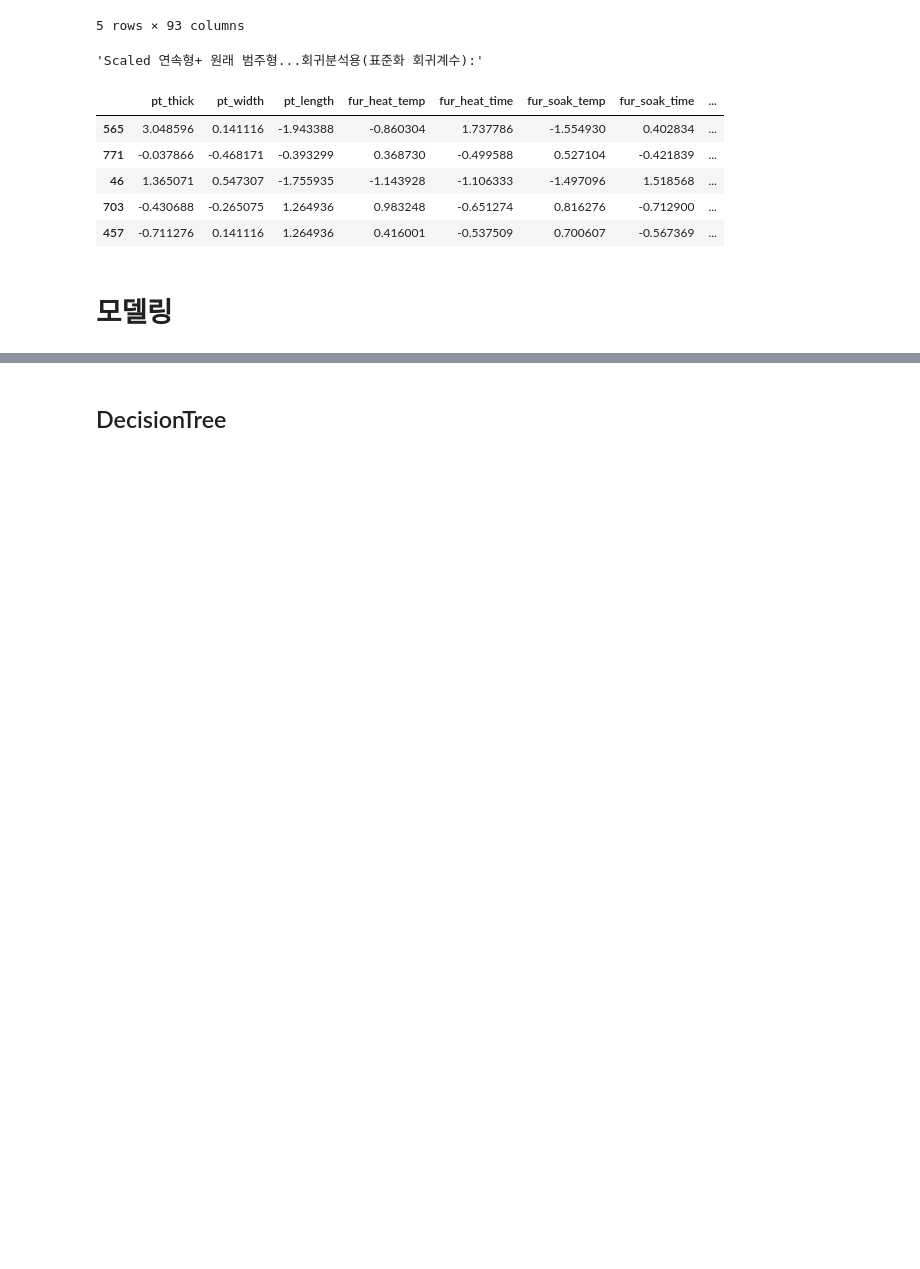
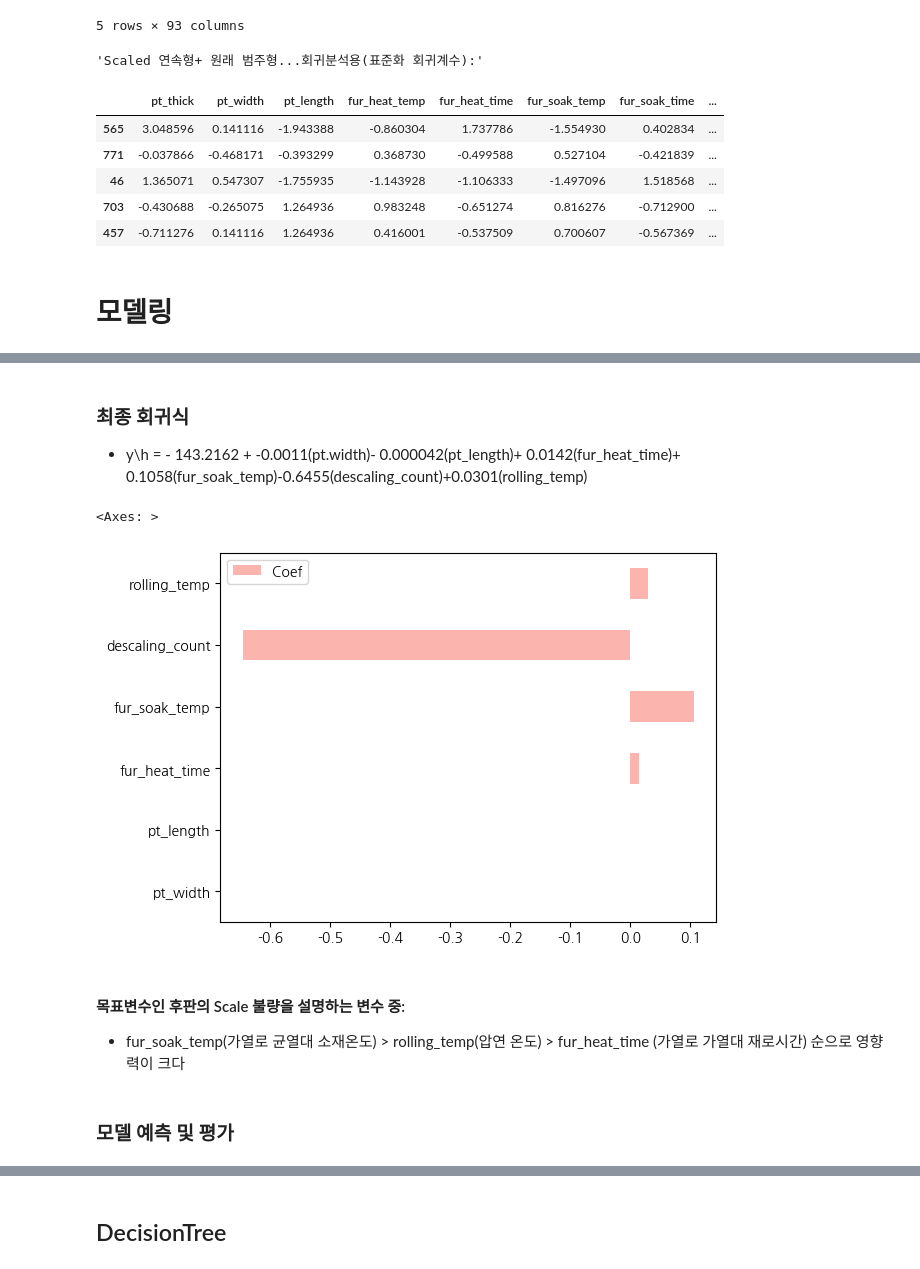
Before and after one commit to Seojiii/c4_car_project, a Jupyter notebook: 0312_scale_total_sg.ipynb, the cells around one changed output, grey strips where cells are left out. Cells and saved outputs as stored; diff of their text form; code cells hidden in the pictures; blank space fills up the shorter version.

```diff
--- a/0312_scale_total_sg.ipynb
+++ b/0312_scale_total_sg.ipynb
@@ -924,0 +934,8 @@ display("Scaled 연속형+ 원래 범주형...회귀분석용(표준화 회귀
+# %%
+## train_test_split for Logistic Regression
+df_train_x_lo, df_test_x_lo, df_train_y, df_test_y = train_test_split(df_raw_x,df_raw_y,
+                                                                      test_size = 0.3,random_state = 2024,
+                                                                      stratify = df_x_raw_dummy["steel_kind_T"])
+# train 데이터 병합
+df_logit = pd.concat([df_train_x_lo,df_train_y],axis=1)
+df_logit
@@ -924,0 +1280,11 @@ display("Scaled 연속형+ 원래 범주형...회귀분석용(표준화 회귀
+# %%
+#fur_heat_temp 제거한 최종 모델
+# from_formula 함수를 이용하여 변수 역할 지정
+log_model = Logit.from_formula(""" scale ~ pt_width + pt_length +
+         fur_heat_time + fur_soak_temp + descaling_count +
+        rolling_temp """, df_logit)
+# 적합
+log_result = log_model.fit()
+
+# 결과 출력
+print(log_result.summary())
@@ -924,0 +1326,15 @@ display("Scaled 연속형+ 원래 범주형...회귀분석용(표준화 회귀
+# %% [markdown]
+### 최종 회귀식
+- y\h = - 143.2162 + -0.0011(pt.width)- 0.000042(pt_length)+ 0.0142(fur_heat_time)+ 0.1058(fur_soak_temp)-0.6455(descaling_count)+0.0301(rolling_temp)
+# %%
+# 회귀 계수
+df_logistic_coef = pd.DataFrame({"Coef": log_result.params.values[1:]}, index = log_model.exog_names[1:])
+df_logistic_coef.plot.barh(y = "Coef")
+# %% [output]
+<Axes: >
+[figure, added]
+# %% [markdown]
+#### 목표변수인 후판의 Scale 불량을 설명하는 변수 중:
+- fur_soak_temp(가열로 균열대 소재온도) > rolling_temp(압연 온도) > fur_heat_time (가열로 가열대 재로시간) 순으로 영향력이 크다
+# %% [markdown]
+### 모델 예측 및 평가
```
Also changed, not shown: parts of 85 cells of this notebook.
